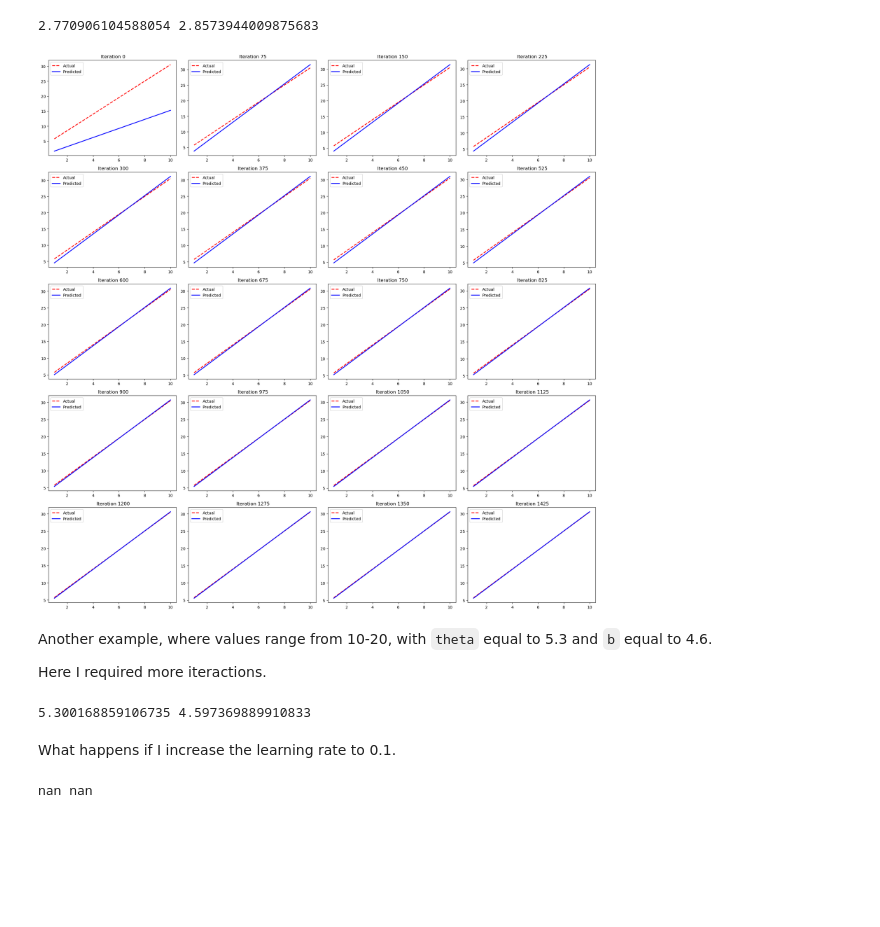
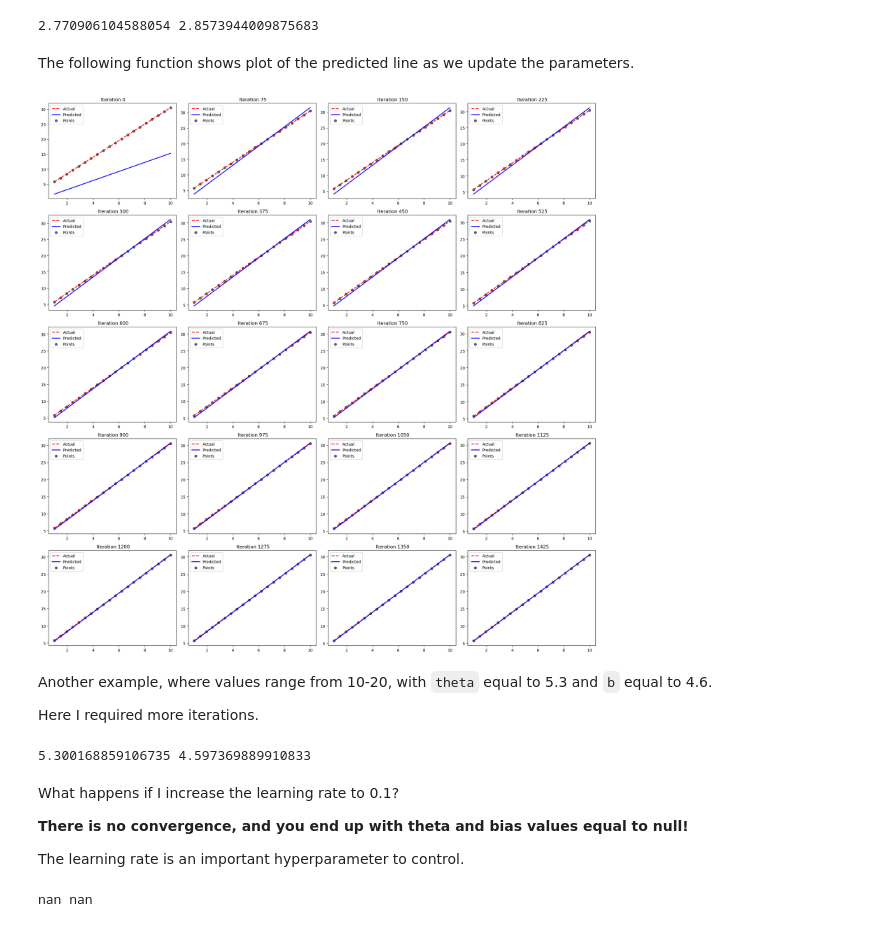
Before and after one commit to banskotan2/Deep_Learning, a Jupyter notebook: deep_learning_day_1.ipynb, the cells around one changed output. Saved outputs shown, nothing was run; the diff lists cells and outputs as text; code cells hidden in the pictures; blank space fills up the shorter version.

```diff
--- a/deep_learning_day_1.ipynb
+++ b/deep_learning_day_1.ipynb
@@ -204,27 +237,30 @@ theta,bias,theta_list,bias_list=run_model(X,y,0.01,epoch=1500)
 print(theta,bias)
 # %% [output]
 2.770906104588054 2.8573944009875683
+# %% [markdown]
+The following function shows plot of the predicted line as we update the parameters.
 # %%
 import matplotlib.pyplot as plt
 fig,ax=plt.subplots(5,4,figsize=(20,20))
 epoch=1500
 save_interval = epoch // 20
 for i in range(5*4):
     row=i//4
     col=i%4
     ax[row,col].plot(X,y,color="red",label="Actual",linewidth=2,linestyle="--")
     new_y=theta_list[i]*X+bias_list[i]
     ax[row,col].plot(X,new_y,color="blue",label="Predicted",linewidth=2)
+    ax[row, col].scatter(X, y, color="black", label="Points", alpha=0.6)
     ax[row, col].set_title(f" Iteration {i*save_interval}")
     ax[row, col].legend()
 plt.tight_layout()
 plt.show()
 # %% [output]
-[figure, old version]
+[figure, new version]
 # %% [markdown]
 Another example, where values range from 10-20, with `theta` equal to 5.3 and `b` equal to 4.6.
 
-Here I required more iteractions.
+Here I required more iterations.
 # %%
 X,y=create_data(10,20,50,5.3,4.6)
 theta,bias,_,_=run_model(X,y,0.001,epoch=200000)
@@ -232,7 +268,11 @@ print(theta,bias)
 # %% [output]
 5.300168859106735 4.597369889910833
 # %% [markdown]
-What happens if I increase the learning rate to 0.1.
+What happens if I increase the learning rate to 0.1?
+
+**There is no convergence, and you end up with theta and bias values equal to null!**
+
+The learning rate is an important hyperparameter to control.
 # %%
 X,y=create_data(10,20,50,5.3,4.6)
 theta,bias,_,_=run_model(X,y,0.1,epoch=100000)
```
Also changed, not shown: parts of 48 cells of this notebook.
